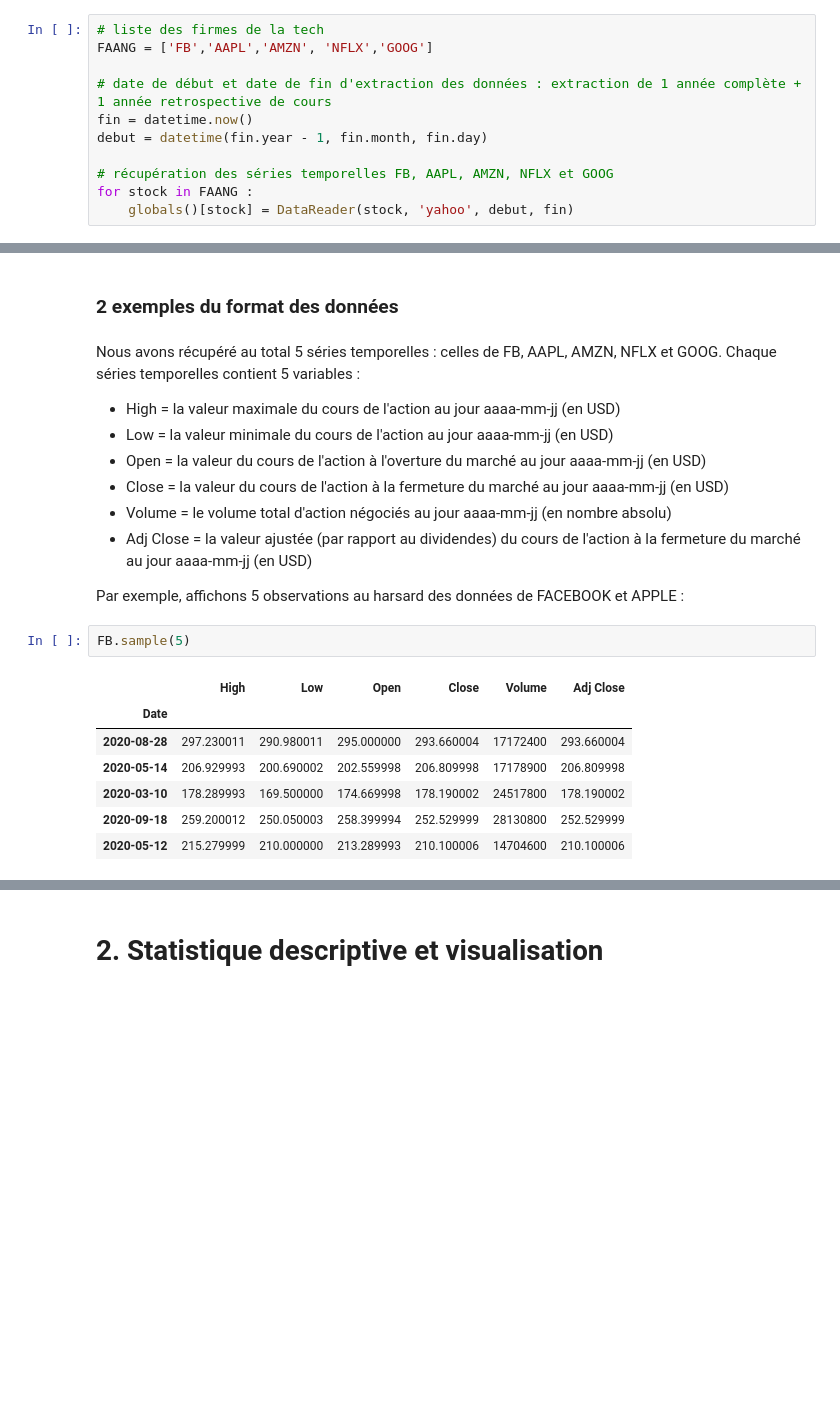
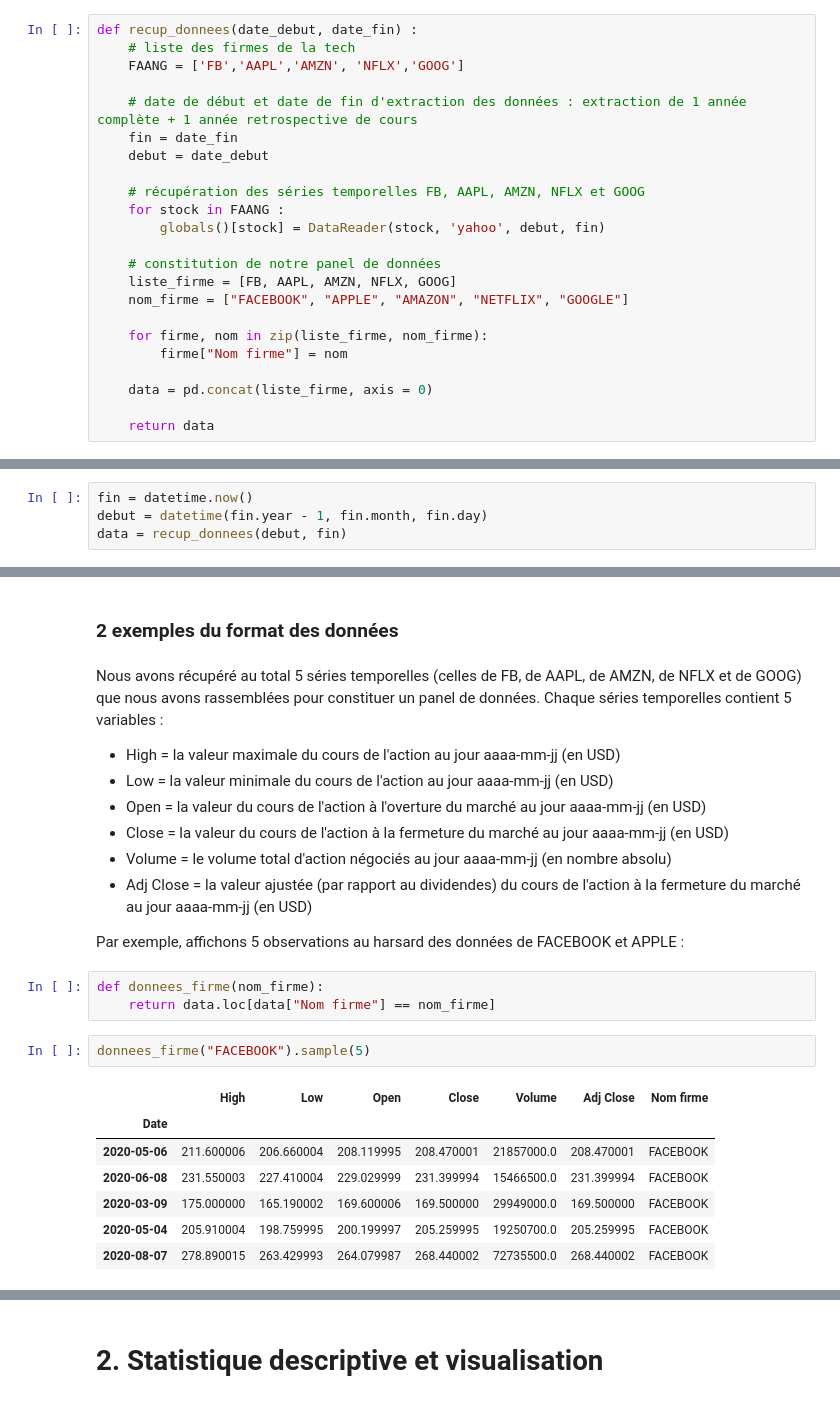
Before and after one commit to lasme-ephrem/pythonproject2a, a Jupyter notebook: notebook_projet_python_lasme_new.ipynb, the cells around one changed output, grey strips where cells are left out. Drawn from its saved outputs; the diff is of its cells as text; blank space fills up the shorter version.

```diff
--- a/notebook_projet_python_lasme_new.ipynb
+++ b/notebook_projet_python_lasme_new.ipynb
@@ -49,11 +51,23 @@ from datetime import datetime #gestion de dates
 # %%
-# liste des firmes de la tech
-FAANG = ['FB','AAPL','AMZN', 'NFLX','GOOG']
+def recup_donnees(date_debut, date_fin) :
+    # liste des firmes de la tech
+    FAANG = ['FB','AAPL','AMZN', 'NFLX','GOOG']
 
-# date de début et date de fin d'extraction des données : extraction de 1 année complète + 1 année retrospective de cours
-fin = datetime.now()
-debut = datetime(fin.year - 1, fin.month, fin.day)
+    # date de début et date de fin d'extraction des données : extraction de 1 année complète + 1 année retrospective de cours
+    fin = date_fin
+    debut = date_debut
 
-# récupération des séries temporelles FB, AAPL, AMZN, NFLX et GOOG
-for stock in FAANG :
-    globals()[stock] = DataReader(stock, 'yahoo', debut, fin)
+    # récupération des séries temporelles FB, AAPL, AMZN, NFLX et GOOG
+    for stock in FAANG :
+        globals()[stock] = DataReader(stock, 'yahoo', debut, fin)
+
+    # constitution de notre panel de données
+    liste_firme = [FB, AAPL, AMZN, NFLX, GOOG]
+    nom_firme = ["FACEBOOK", "APPLE", "AMAZON", "NETFLIX", "GOOGLE"]
+
+    for firme, nom in zip(liste_firme, nom_firme):
+        firme["Nom firme"] = nom
+
+    data = pd.concat(liste_firme, axis = 0)
+
+    return data
@@ -59,0 +78,4 @@ for stock in FAANG :
+# %%
+fin = datetime.now()
+debut = datetime(fin.year - 1, fin.month, fin.day)
+data = recup_donnees(debut, fin)
@@ -60,7 +111,7 @@ for stock in FAANG :
 # %% [markdown]
 ### 2 exemples du format des données
 # %% [markdown]
-Nous avons récupéré au total 5 séries temporelles : celles de FB, AAPL, AMZN, NFLX et GOOG. Chaque séries temporelles contient 5 variables :
+Nous avons récupéré au total 5 séries temporelles (celles de FB, de AAPL, de AMZN, de NFLX et de GOOG) que nous avons rassemblées pour constituer un panel de données. Chaque séries temporelles contient 5 variables :
 
 * High = la valeur maximale du cours de l'action au jour aaaa-mm-jj (en USD)
 * Low = la valeur minimale du cours de l'action au jour aaaa-mm-jj (en USD)
@@ -70,14 +121,17 @@ Nous avons récupéré au total 5 séries temporelles : celles de FB, AAPL, AMZN
 * Adj Close = la valeur ajustée (par rapport au dividendes) du cours de l'action à la fermeture du marché au jour aaaa-mm-jj (en USD)
 
 Par exemple, affichons 5 observations au harsard des données de FACEBOOK et APPLE :
+# %%
+def donnees_firme(nom_firme):
+    return data.loc[data["Nom firme"] == nom_firme]
 # %%
-FB.sample(5)
+donnees_firme("FACEBOOK").sample(5)
 # %% [output]
-|  | High | Low | Open | Close | Volume | Adj Close |
-| Date |  |  |  |  |  |  |
-| 2020-08-28 | 297.230011 | 290.980011 | 295.000000 | 293.660004 | 17172400 | 293.660004 |
-| 2020-05-14 | 206.929993 | 200.690002 | 202.559998 | 206.809998 | 17178900 | 206.809998 |
-| 2020-03-10 | 178.289993 | 169.500000 | 174.669998 | 178.190002 | 24517800 | 178.190002 |
-| 2020-09-18 | 259.200012 | 250.050003 | 258.399994 | 252.529999 | 28130800 | 252.529999 |
-| 2020-05-12 | 215.279999 | 210.000000 | 213.289993 | 210.100006 | 14704600 | 210.100006 |
+|  | High | Low | Open | Close | Volume | Adj Close | Nom firme |
+| Date |  |  |  |  |  |  |  |
+| 2020-05-06 | 211.600006 | 206.660004 | 208.119995 | 208.470001 | 21857000.0 | 208.470001 | FACEBOOK |
+| 2020-06-08 | 231.550003 | 227.410004 | 229.029999 | 231.399994 | 15466500.0 | 231.399994 | FACEBOOK |
+| 2020-03-09 | 175.000000 | 165.190002 | 169.600006 | 169.500000 | 29949000.0 | 169.500000 | FACEBOOK |
+| 2020-05-04 | 205.910004 | 198.759995 | 200.199997 | 205.259995 | 19250700.0 | 205.259995 | FACEBOOK |
+| 2020-08-07 | 278.890015 | 263.429993 | 264.079987 | 268.440002 | 72735500.0 | 268.440002 | FACEBOOK |
 # %%
```
Also changed, not shown: parts of 14 cells of this notebook.
